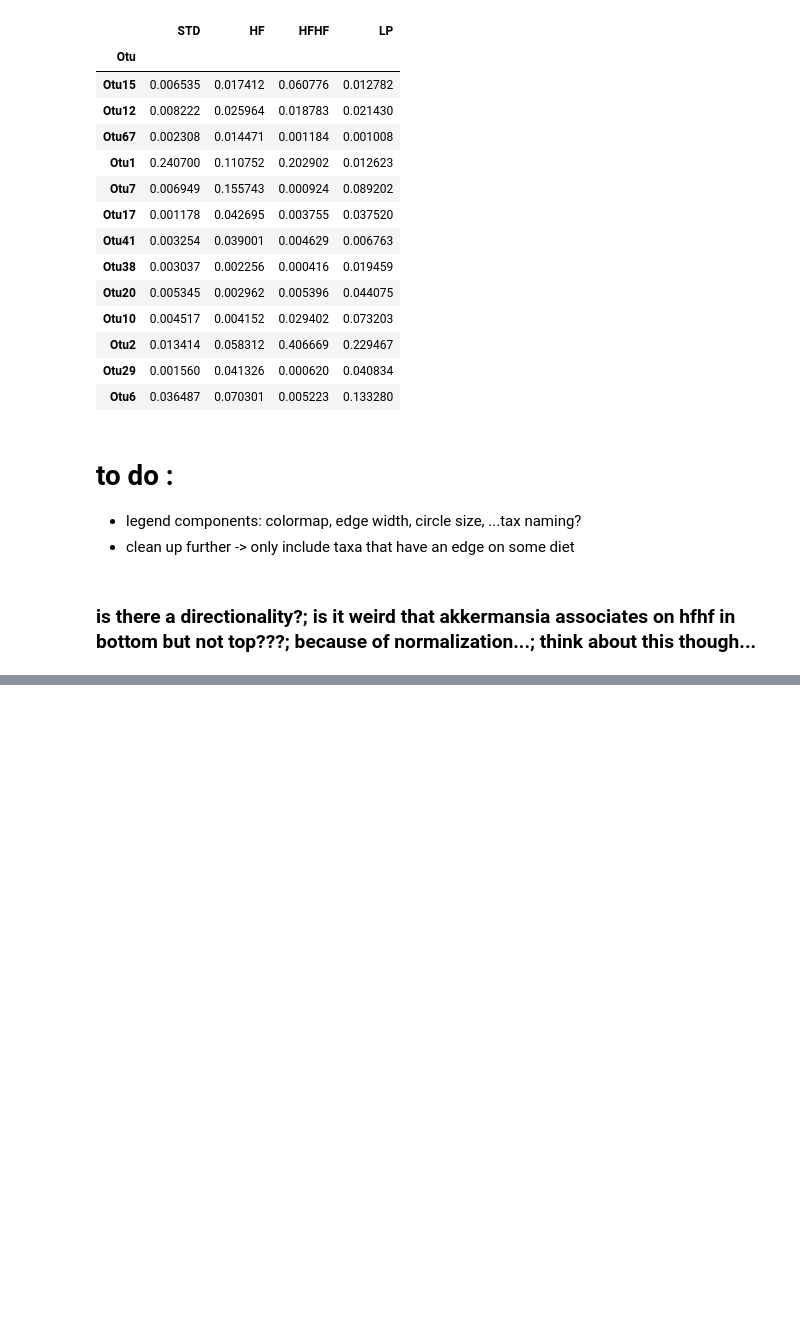
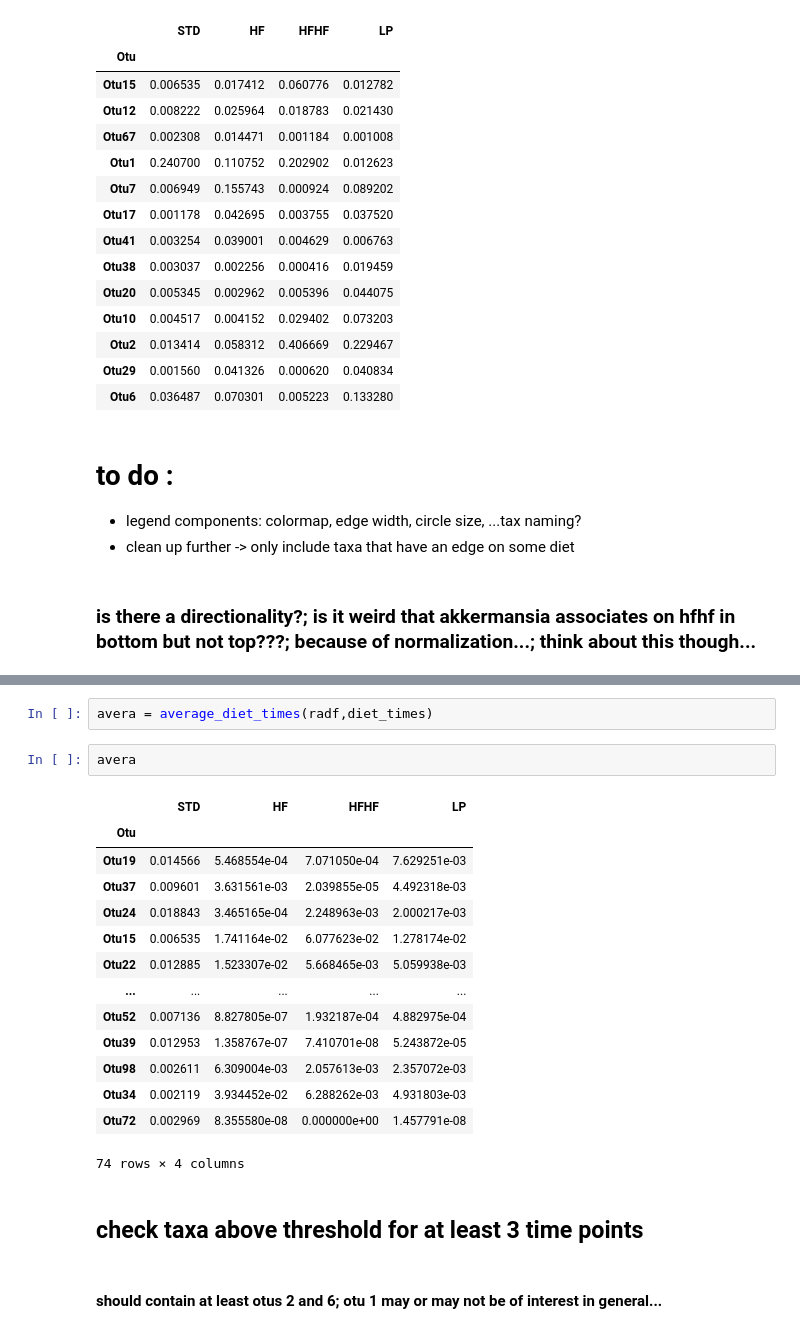
Before and after one commit to gerberlab/MCSPACE, a Jupyter notebook: mcspace/paper/figures/render_association_changes.ipynb, the cells around one changed output, grey strips where cells are left out. Cells and saved outputs as stored; diff of their text form; blank space fills up the shorter version.

```diff
--- a/mcspace/paper/figures/render_association_changes.ipynb
+++ b/mcspace/paper/figures/render_association_changes.ipynb
@@ -357,0 +440,23 @@ Name: Otu20, dtype: object
+# %%
+avera = average_diet_times(radf,diet_times)
+# %%
+avera
+# %% [output]
+|  | STD | HF | HFHF | LP |
+| Otu |  |  |  |  |
+| Otu19 | 0.014566 | 5.468554e-04 | 7.071050e-04 | 7.629251e-03 |
+| Otu37 | 0.009601 | 3.631561e-03 | 2.039855e-05 | 4.492318e-03 |
+| Otu24 | 0.018843 | 3.465165e-04 | 2.248963e-03 | 2.000217e-03 |
+| Otu15 | 0.006535 | 1.741164e-02 | 6.077623e-02 | 1.278174e-02 |
+| Otu22 | 0.012885 | 1.523307e-02 | 5.668465e-03 | 5.059938e-03 |
+| ... | ... | ... | ... | ... |
+| Otu52 | 0.007136 | 8.827805e-07 | 1.932187e-04 | 4.882975e-04 |
+| Otu39 | 0.012953 | 1.358767e-07 | 7.410701e-08 | 5.243872e-05 |
+| Otu98 | 0.002611 | 6.309004e-03 | 2.057613e-03 | 2.357072e-03 |
+| Otu34 | 0.002119 | 3.934452e-02 | 6.288262e-03 | 4.931803e-03 |
+| Otu72 | 0.002969 | 8.355580e-08 | 0.000000e+00 | 1.457791e-08 |
+74 rows × 4 columns
+# %% [markdown]
+## check taxa above threshold for at least 3 time points
+# %% [markdown]
+#### should contain at least otus 2 and 6; otu 1 may or may not be of interest in general...
```
Also changed, not shown: parts of 25 cells of this notebook, 5 other files.
